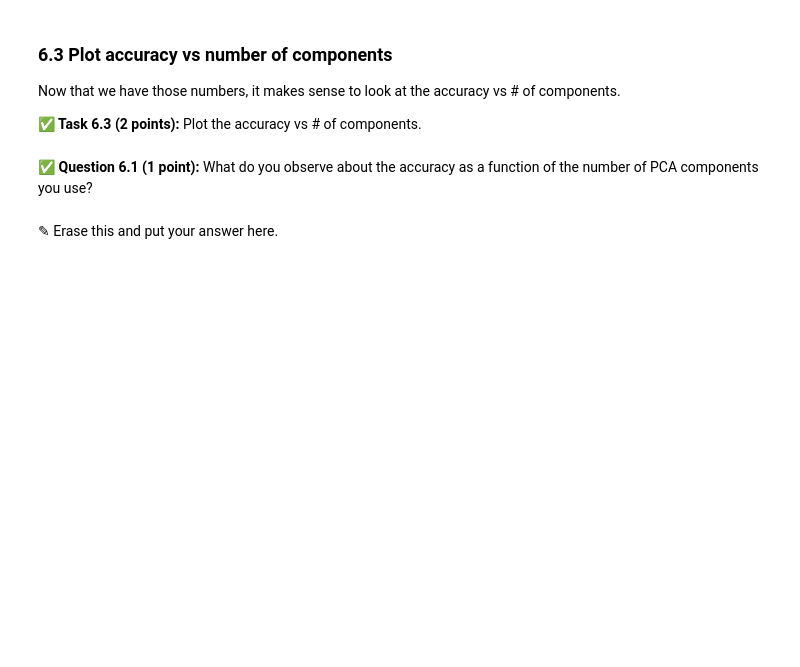
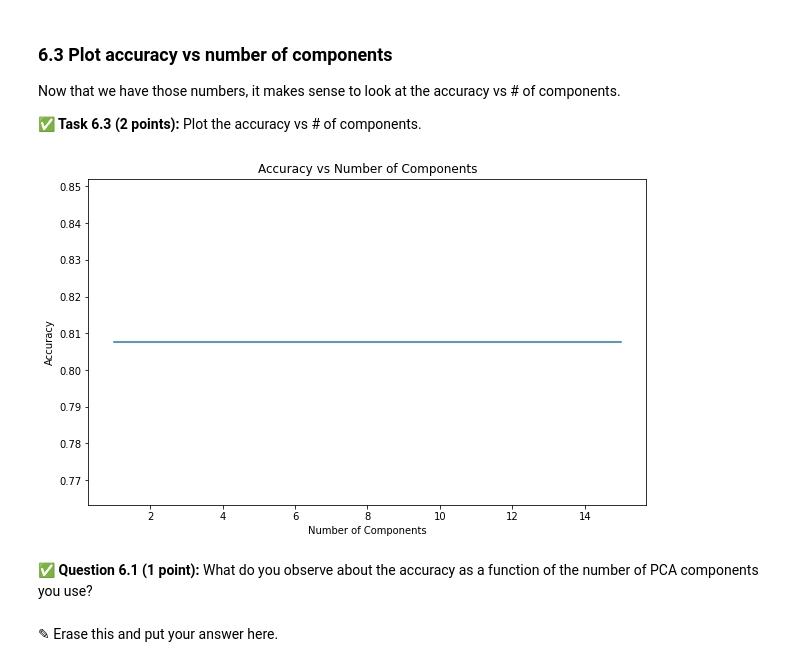
Before and after one commit to johnsonbj199/CMSE202-f23-turnin, a Jupyter notebook: hw-04/HW-04_PerceptronSVMandPCA-BrandonJohnson.ipynb, the cells around one changed output. Drawn from its saved outputs; the diff is of its cells as text; code cells hidden in the pictures; blank space fills up the shorter version.

```diff
--- a/hw-04/HW-04_PerceptronSVMandPCA-BrandonJohnson.ipynb
+++ b/hw-04/HW-04_PerceptronSVMandPCA-BrandonJohnson.ipynb
@@ -404,3 +455,23 @@ and it should **return** the accuracy score for an SVC model fit to pca transfor
+# %%
+# Put your code here
+def function_pca(components, train_features, test_features, train_labels, test_labels):
+
+    pca1 = PCA(n_components=components)
+
+    train_features = pca1.fit_transform(train_features)
+    test_features = pca1.transform(test_features)
+
+    svc_model = SVC(random_state=10)
+    svc_model.fit(train_features, train_labels)
+
+
+    predictions6 = svc_model.predict(test_features)
+    accuracy = accuracy_score(test_labels, predictions)
+
+    explained_variance_ratio = pca.explained_variance_ratio_
+    total_explained_variance = sum(explained_variance_ratio)
+
+    return accuracy, total_explained_variance
 # %% [markdown]
 ### 6.2 Compute accuracies
 
@@ -413,0 +483,17 @@ Now that you have created a function that returns the accuracy for a given numbe
+# %%
+# Put your code here
+
+component_range = range(1, 16)
+
+
+accuracy_scores = []
+total_variance_ratios = []
+
+
+for n_components in component_range:
+    accuracy, total_variance = function_pca(n_components, train_vectors, test_vectors, train_labels, test_labels)
+
+    accuracy_scores.append(accuracy)
+    total_variance_ratios.append(total_variance)
+
+    print(accuracy,total_variance)
@@ -422,3 +522,13 @@ Now that we have those numbers, it makes sense to look at the accuracy vs # of c
+# %%
+# Put your code here
+plt.figure(figsize=(10, 6))
+plt.plot(component_range, accuracy_scores)
+plt.title('Accuracy vs Number of Components')
+plt.xlabel('Number of Components')
+plt.ylabel('Accuracy')
+plt.show()
+# %% [output]
+[figure, added]
 # %% [markdown]
 **&#9989; Question 6.1 (1 point):** What do you observe about the accuracy as a function of the number of PCA components you use?
 # %% [markdown]
```
Also changed, not shown: parts of 11 cells of this notebook.
